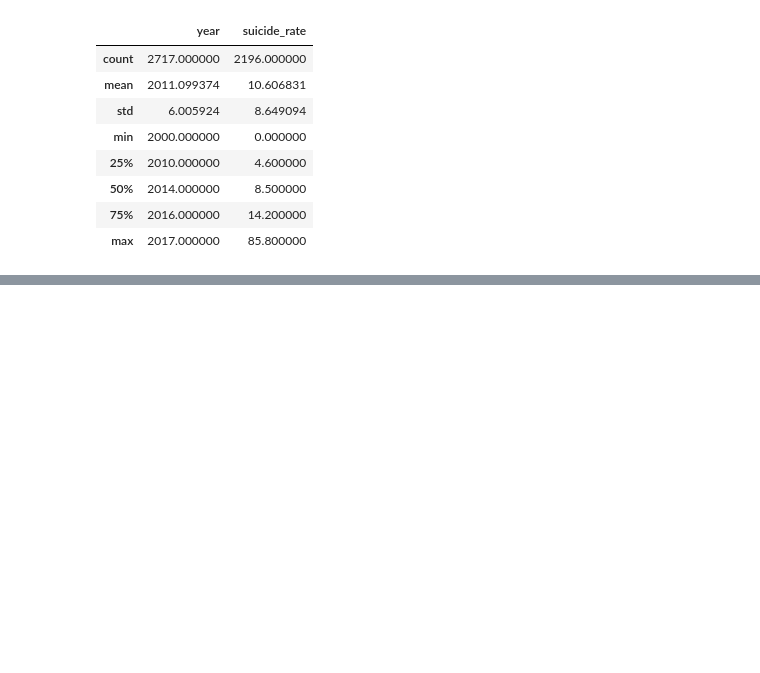
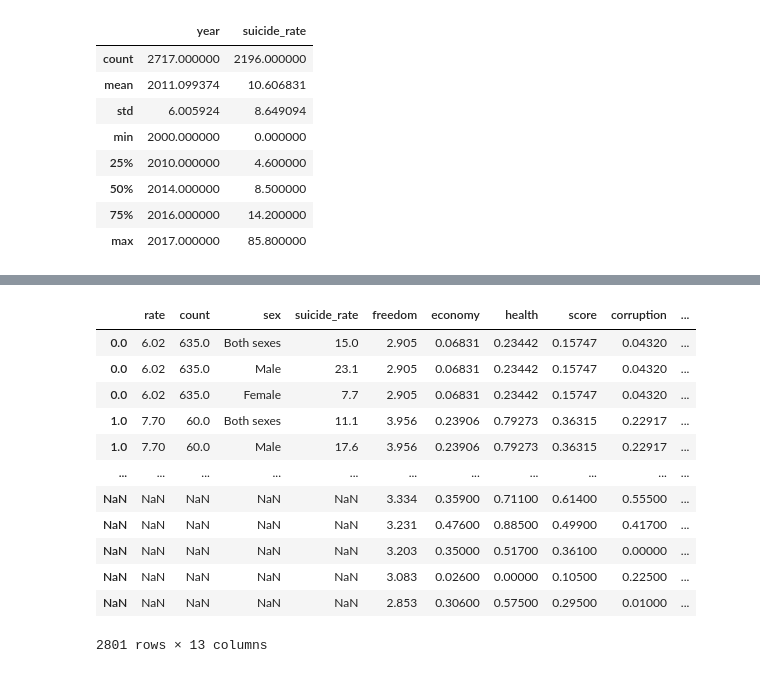
Before and after one commit to sboomi/world-happiness-project, a Jupyter notebook: nbs/Explore Data.ipynb, the cells around one changed output, grey strips where cells are left out. Cells and saved outputs as stored; diff of their text form; code cells hidden in the pictures; blank space fills up the shorter version.

```diff
--- a/nbs/Explore Data.ipynb
+++ b/nbs/Explore Data.ipynb
@@ -343,0 +456,36 @@ frames['suicide_100k'].describe()
+# %%
+df = frames['danger_100k']
+df['country_year'] = df.country + df.country.apply(lambda x: "-") + df.year.astype('str')
+df = df.drop(['country', 'year'], axis=1)
+df
+
+df2 = frames['suicide_100k']
+df2['country_year'] = df2.country + df2.country.apply(lambda x: "-") + df2.year.astype('str')
+df2 = df2.dropna(axis=0)
+df2 = df2.drop(['country', 'year'], axis=1)
+df = df.join(df2.set_index('country_year'), on='country_year', how='outer')
+df
+
+df2 = frames['happy']
+df2['country_year'] = df2.country + df2.country.apply(lambda x: "-") + df2.year.astype('str')
+df2 = df2.drop(['country', 'year'], axis=1)
+df = df.join(df2.set_index('country_year'), on='country_year', how='outer')
+
+df['year'] = df['country_year'].apply(lambda x: int(x.split("-")[-1]))
+df['country'] =df['country_year'].apply(lambda x: x.split("-")[0])
+df = df.drop(['country_year'], axis=1)
+df
+# %% [output]
+|  | rate | count | sex | suicide_rate | freedom | economy | health | score | corruption | ... |
+| 0.0 | 6.02 | 635.0 | Both sexes | 15.0 | 2.905 | 0.06831 | 0.23442 | 0.15747 | 0.04320 | ... |
+| 0.0 | 6.02 | 635.0 | Male | 23.1 | 2.905 | 0.06831 | 0.23442 | 0.15747 | 0.04320 | ... |
+| 0.0 | 6.02 | 635.0 | Female | 7.7 | 2.905 | 0.06831 | 0.23442 | 0.15747 | 0.04320 | ... |
+| 1.0 | 7.70 | 60.0 | Both sexes | 11.1 | 3.956 | 0.23906 | 0.79273 | 0.36315 | 0.22917 | ... |
+| 1.0 | 7.70 | 60.0 | Male | 17.6 | 3.956 | 0.23906 | 0.79273 | 0.36315 | 0.22917 | ... |
+| ... | ... | ... | ... | ... | ... | ... | ... | ... | ... | ... |
+| NaN | NaN | NaN | NaN | NaN | 3.334 | 0.35900 | 0.71100 | 0.61400 | 0.55500 | ... |
+| NaN | NaN | NaN | NaN | NaN | 3.231 | 0.47600 | 0.88500 | 0.49900 | 0.41700 | ... |
+| NaN | NaN | NaN | NaN | NaN | 3.203 | 0.35000 | 0.51700 | 0.36100 | 0.00000 | ... |
+| NaN | NaN | NaN | NaN | NaN | 3.083 | 0.02600 | 0.00000 | 0.10500 | 0.22500 | ... |
+| NaN | NaN | NaN | NaN | NaN | 2.853 | 0.30600 | 0.57500 | 0.29500 | 0.01000 | ... |
+2801 rows × 13 columns
```
Also changed, not shown: parts of 14 cells of this notebook, 3 other files.
